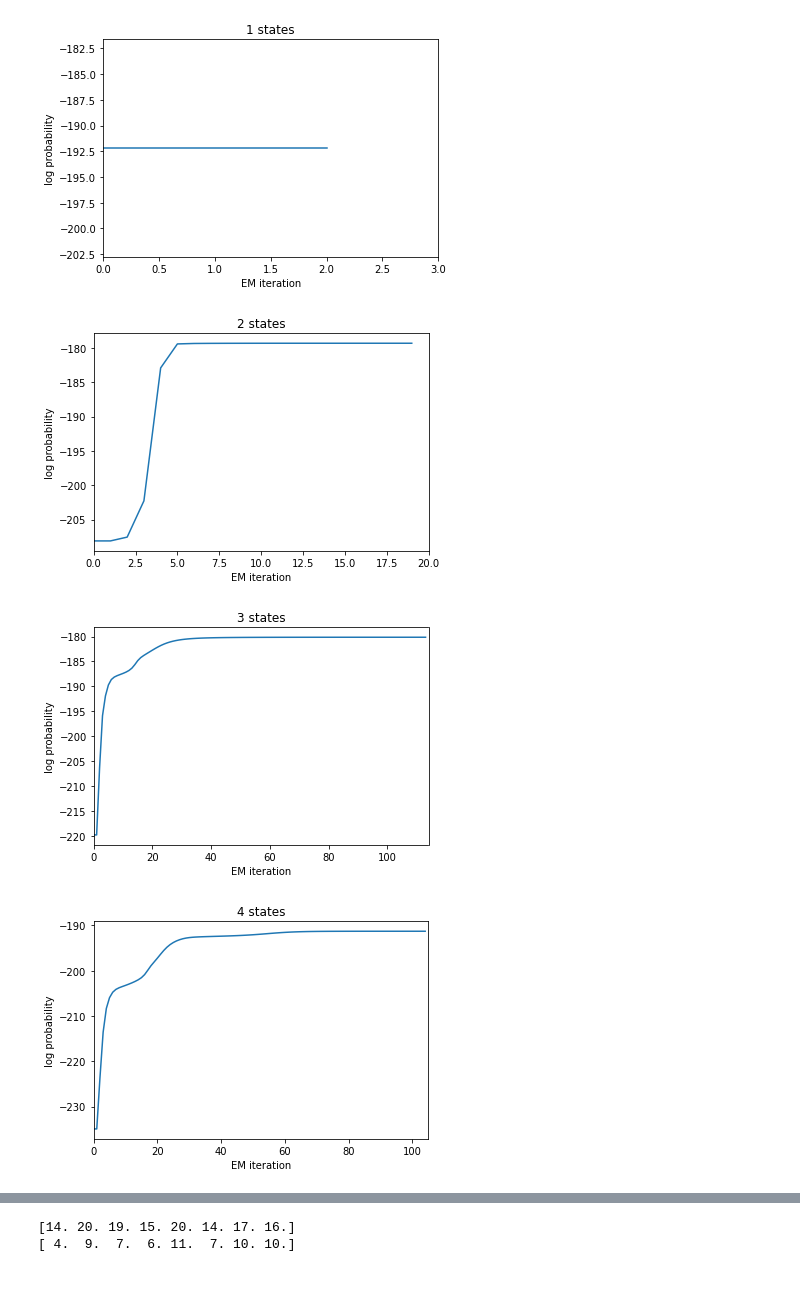
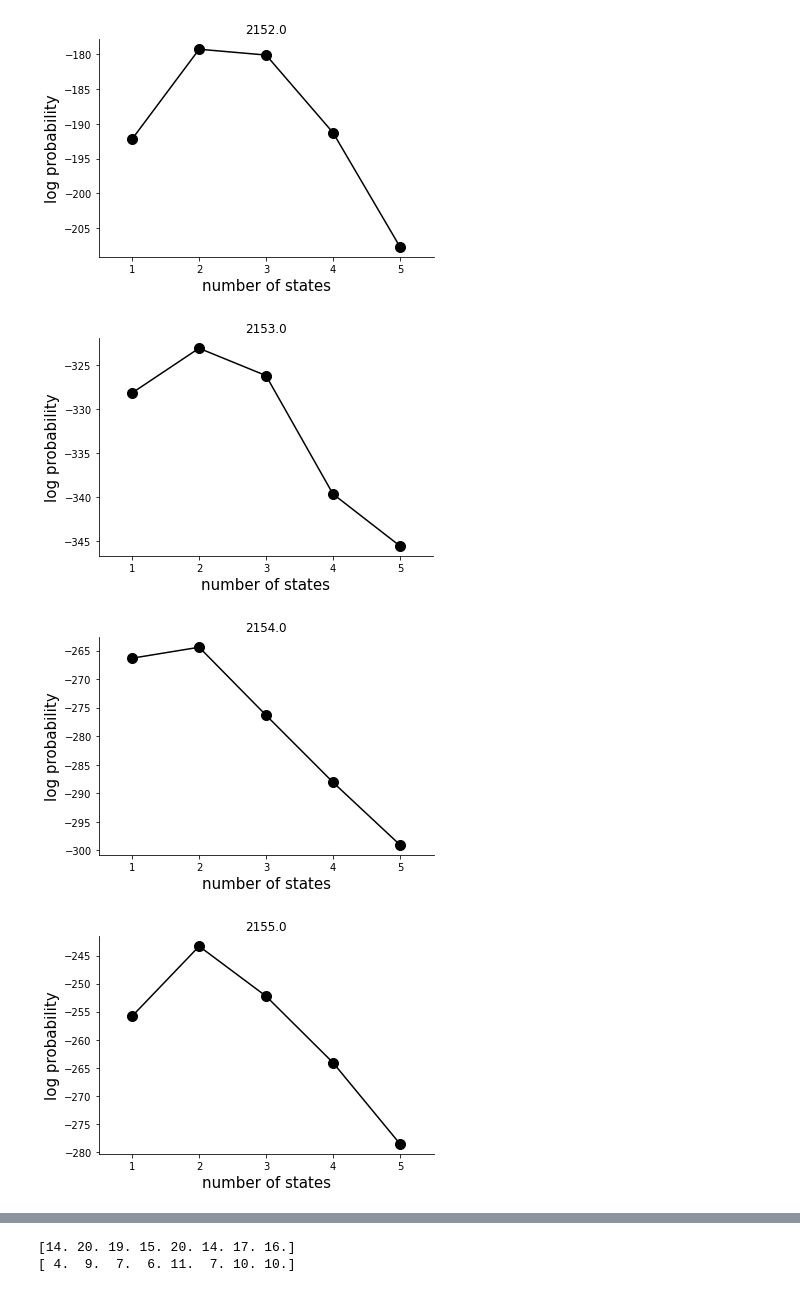
Before and after one commit to mpexirra/ssm, a Jupyter notebook: myNotebooks/glmhmmMuscimol.ipynb, the cells around one changed output, grey strips where cells are left out. Saved outputs shown, nothing was run; the diff lists cells and outputs as text; code cells hidden in the pictures.

Commit message:
big animal analysis but need to clean up script!

```diff
--- a/myNotebooks/glmhmmMuscimol.ipynb
+++ b/myNotebooks/glmhmmMuscimol.ipynb
@@ -124,36 +124,40 @@ for aa in range(nanimals):
     Ymus.append(yaux)
 # %%
 # checking best nstates fit
-maxteststates = 5
+maxstates = 5
 obsdim = 1
 ncatergories = 2
 niterations = 300
 
+for aa in range(nanimals):
+        fig, ax = plt.subplots(1,1)
+        statell = np.zeros(maxstates)
 
-for aa in range(nanimals):
-    for kk in range(maxteststates):
-        plt.figure()
-        nstates = kk + 1
-        glmhmm = ssm.HMM(nstates, obsdim, inputdim,  observations = 'input_driven_obs',
+        for kk in range(maxstates):
+                nstates = kk + 1
+                glmhmm = ssm.HMM(nstates, obsdim, inputdim,  observations = 'input_driven_obs',
                 observation_kwargs = dict(C = ncatergories), transitions = "standard")
-        glmhmm2fit = glmhmm.fit(Y[aa], inputs = inputs[aa], method = 'em', num_iters = niterations, tolerance = 10**-5)
+                glmhmm2fit = glmhmm.fit(Y[aa], inputs = inputs[aa], method = 'em', num_iters = niterations, tolerance = 10**-5)
 
-        plt.plot(glmhmm2fit)
+                statell[kk] = glmhmm2fit[-1]
+
+        xx = np.arange(maxstates) + 1
+        plt.plot(xx, statell, marker = 'o', markersize = 10, color = 'k', linestyle = '-')
 
         # axis options
-        plt.title(str(kk+1) + ' states')
-        plt.xlabel('EM iteration')
-        plt.xlim(0, len(glmhmm2fit))
-        plt.ylabel('log probability')
+        plt.title(animals[aa])
+        plt.xlabel('number of states', fontsize = 15)
+        plt.xlim(.5, maxstates + .5)
+        plt.ylabel('log probability', fontsize = 15)
+        ax.spines['top'].set_visible(False)
+        ax.spines['right'].set_visible(False)
 
-#         #saving figures
-#         path = savepath + str(animals[aa]) + '/modelfit/muscimol/'
-#         filename = 'muscimol_LL_' + str(animals[aa]) + '_' + str(kk + 1) + 'states.png'
-#         plt.savefig(path + filename, dpi = 300, facecolor = 'white')
-
-        plt.show()
+        ##saving figures
+        path = savepath + str(animals[aa]) + '/modelfit/all/'
+        filename = 'alldata_LL_' + str(animals[aa]) + '_.png'
+        plt.savefig(path + filename, dpi = 300, facecolor = 'white')
 # %% [output]
-[figure, old version]
+[figure, new version]
-[figure, old version]
+[figure, new version]
-[figure, old version]
+[figure, new version]
-[figure, old version]
+[figure, new version]
```
Also changed, not shown: parts of 3 cells of this notebook.
